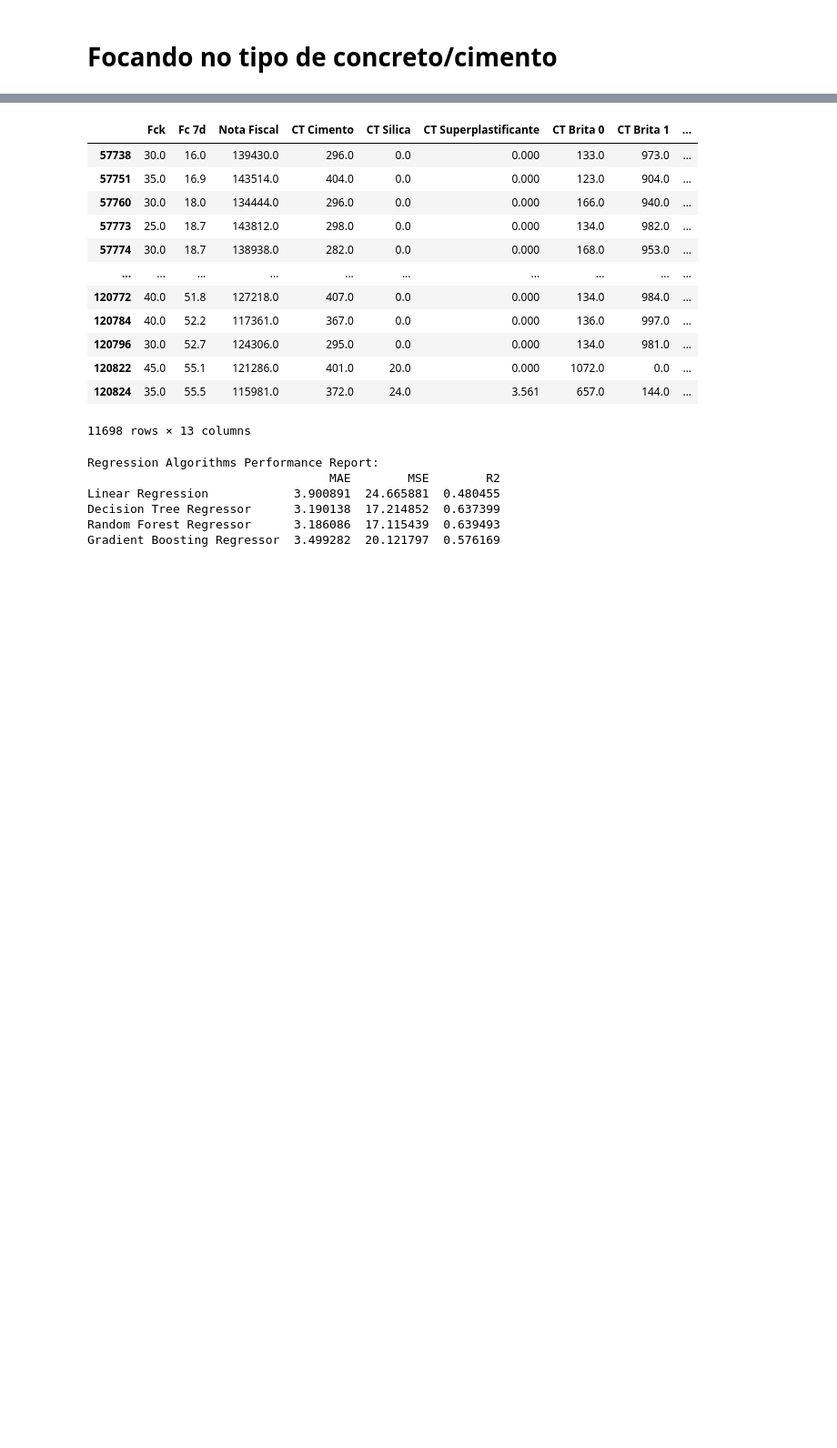
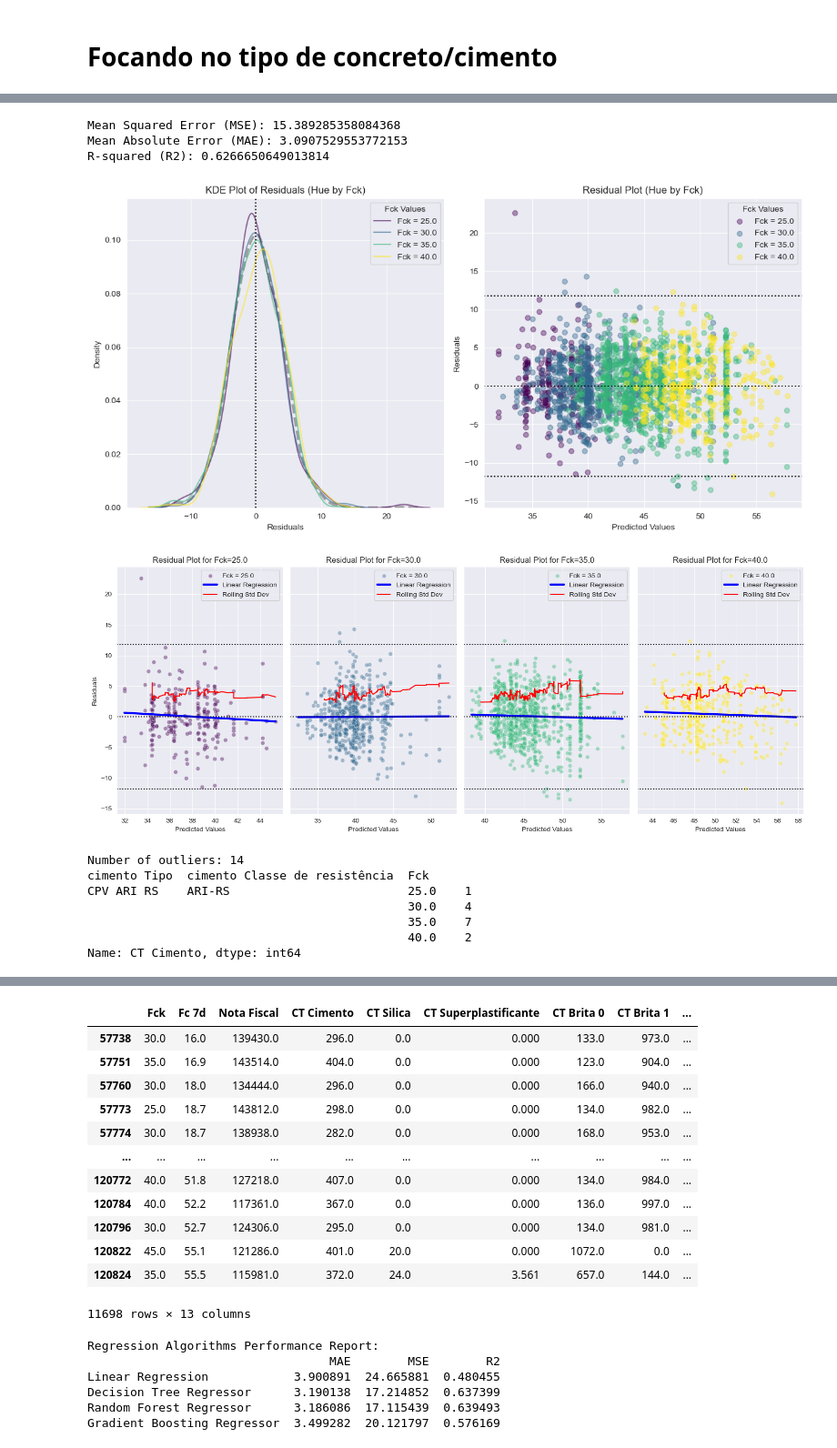
Before and after one commit to arthurhirez/EMBRAPII-Concreto, a Jupyter notebook: COncreto_Pre.ipynb, the cells around one changed output, grey strips where cells are left out. Shown at 91% size. Drawn from its saved outputs; the diff is of its cells as text; code cells hidden in the pictures; blank space fills up the shorter version.

```diff
--- a/COncreto_Pre.ipynb
+++ b/COncreto_Pre.ipynb
@@ -841,36 +998,0 @@ keep_instances
-# %%
-X_tr_CPV = X_tr.reset_index()
-X_tr_CPV = X_tr_CPV[X_tr_CPV['cimento Tipo'] == 'CPV ARI RS']
-
-y_tr_CPV = y_tr.reset_index()
-y_tr_CPV = y_tr_CPV[y_tr_CPV['index'].isin(X_tr_CPV['index'])]
-
-X_tr_CPV.drop(columns = ['index'], inplace = True)
-y_tr_CPV.drop(columns = ['index'], inplace = True)
-y_tr_CPV = np.array(y_tr_CPV).reshape(-1,)
-
-X_ts_CPV = X_tr.reset_index()
-X_ts_CPV = X_ts_CPV[X_ts_CPV['cimento Tipo'] == 'CPV ARI RS']
-
-y_ts_CPV = y_tr.reset_index()
-y_ts_CPV = y_ts_CPV[y_ts_CPV['index'].isin(X_ts_CPV['index'])]
-
-X_ts_CPV.drop(columns = ['index'], inplace = True)
-y_ts_CPV.drop(columns = ['index'], inplace = True)
-y_ts_CPV = np.array(y_ts_CPV).reshape(-1,)
-
-param_grid_rf = {
-    'n_estimators': [100, 200],
-    'max_depth': [2, 10],
-    'min_samples_split': [2, 5],
-    }
-
-feature_selector = grid_search_FS_RF(X_ts_CPV.drop(columns = group_columns), y_tr_CPV, param_grid_rf)
-
-feat_importance = feature_selector[1]
-features_selected = feat_importance['Feature'].tolist()[:10]
-
-X_tr_CPV_FS = X_tr_CPV[features_selected]
-X_ts_CPV_FS = X_ts_CPV[features_selected]
-
-regression_train_val(X_tr_CPV_FS, X_ts_CPV_FS, y_tr_CPV, y_ts_CPV)
@@ -1132,0 +1143,16 @@ Name: CT Cimento, dtype: int64
+# %%
+plot_residuals(feature_selector, X_tr_CPV, X_ts_CPV, y_tr_CPV, y_ts_CPV, group_columns, regressors = rf_gridsearch_CPV)
+plot_residuals_with_rolling_std(feature_selector, X_tr_CPV, X_ts_CPV, y_tr_CPV, y_ts_CPV, group_columns, window_size = 30)
+# %% [output]
+Mean Squared Error (MSE): 15.389285358084368
+Mean Absolute Error (MAE): 3.0907529553772153
+R-squared (R2): 0.6266650649013814
+[figure, added]
+[figure, added]
+Number of outliers: 14
+cimento Tipo  cimento Classe de resistência  Fck
+CPV ARI RS    ARI-RS                         25.0    1
+                                             30.0    4
+                                             35.0    7
+                                             40.0    2
+Name: CT Cimento, dtype: int64
```
Also changed, not shown: parts of 30 cells of this notebook.
